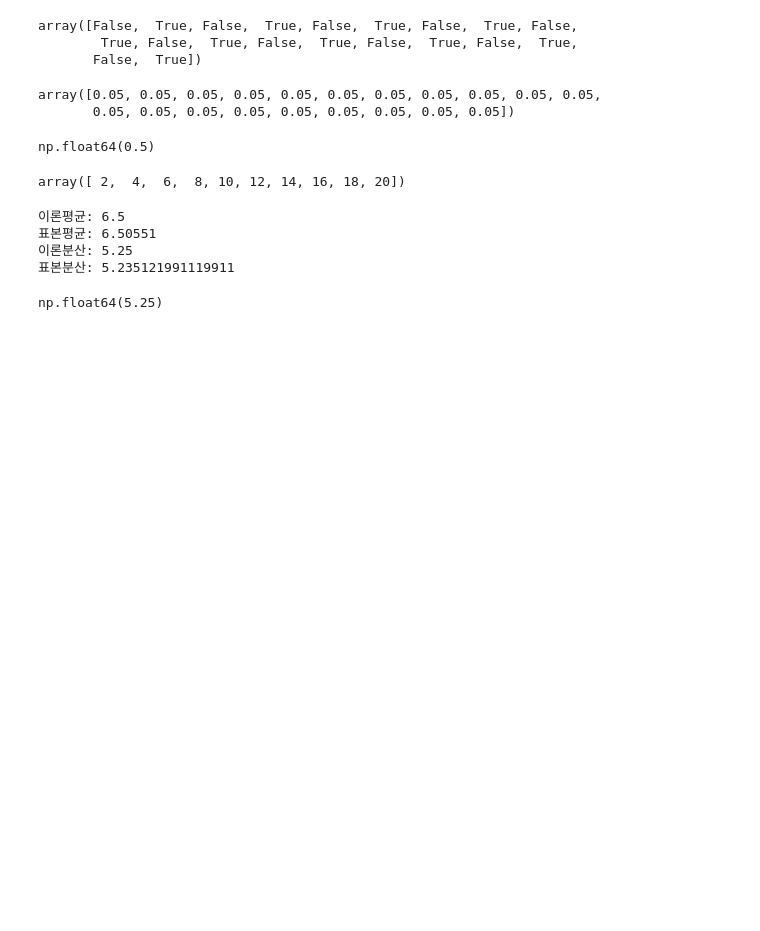
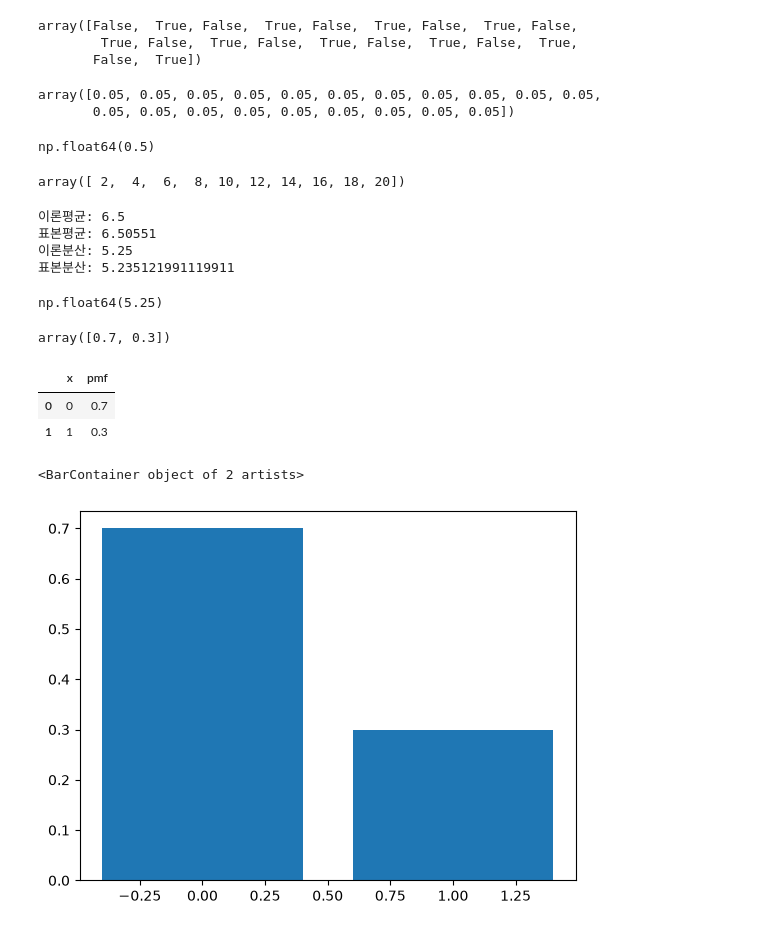
Before and after one commit to Kimchi-2025/big0611, a Jupyter notebook: py/stats.ipynb, the cells around one changed output. Drawn from its saved outputs; the diff is of its cells as text; code cells hidden in the pictures; blank space fills up the shorter version.

```diff
--- a/py/stats.ipynb
+++ b/py/stats.ipynb
@@ -4629,0 +4637,20 @@ np.float64(5.25)
+# %%
+p = 0.3
+x = np.array([0,1])
+# %%
+pmf = np.array([1-p, p])
+pmf
+# %% [output]
+array([0.7, 0.3])
+# %%
+df = pd.DataFrame({'x':x, 'pmf':pmf})
+df
+# %% [output]
+|  | x | pmf |
+| 0 | 0 | 0.7 |
+| 1 | 1 | 0.3 |
+# %%
+plt.bar(df['x'], df['pmf'])
+# %% [output]
+<BarContainer object of 2 artists>
+[figure, added]
```
Also changed, not shown: parts of 137 cells of this notebook, 1 other file.
